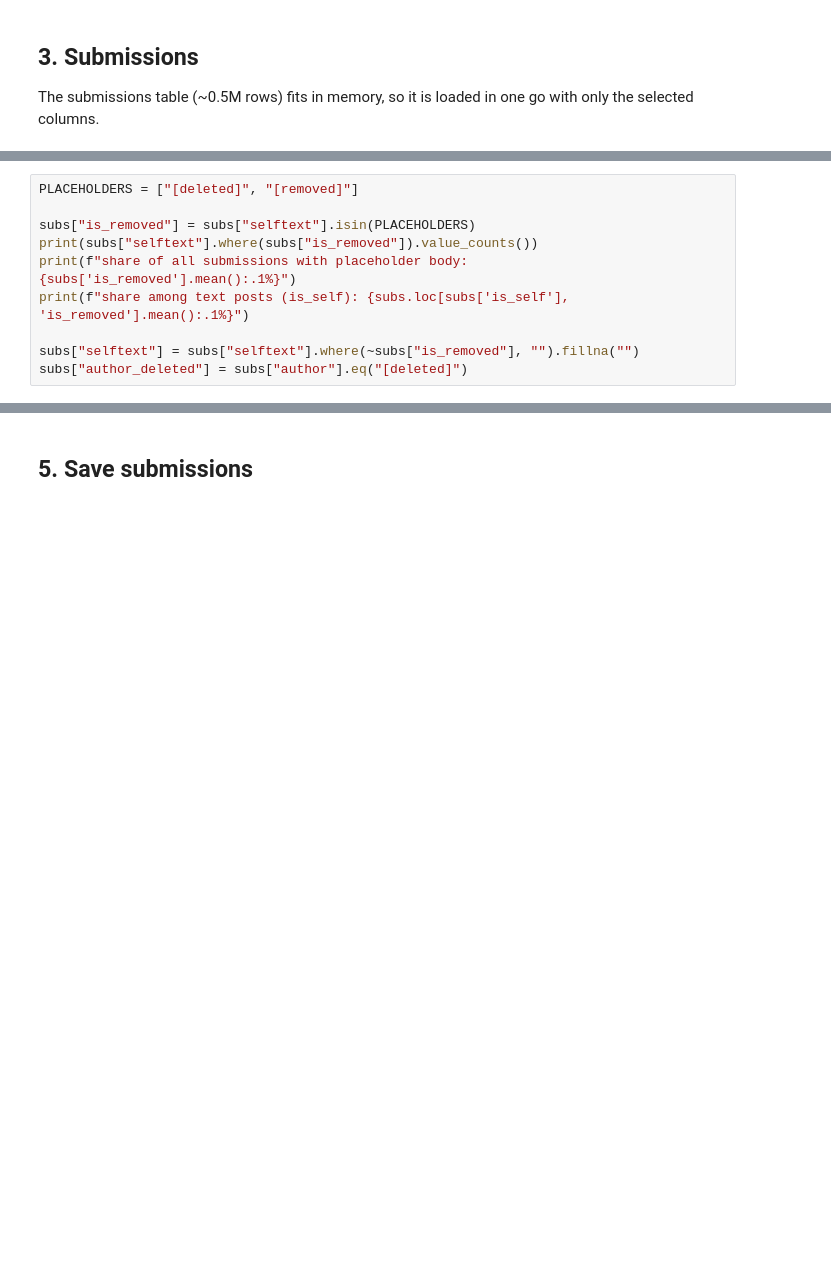
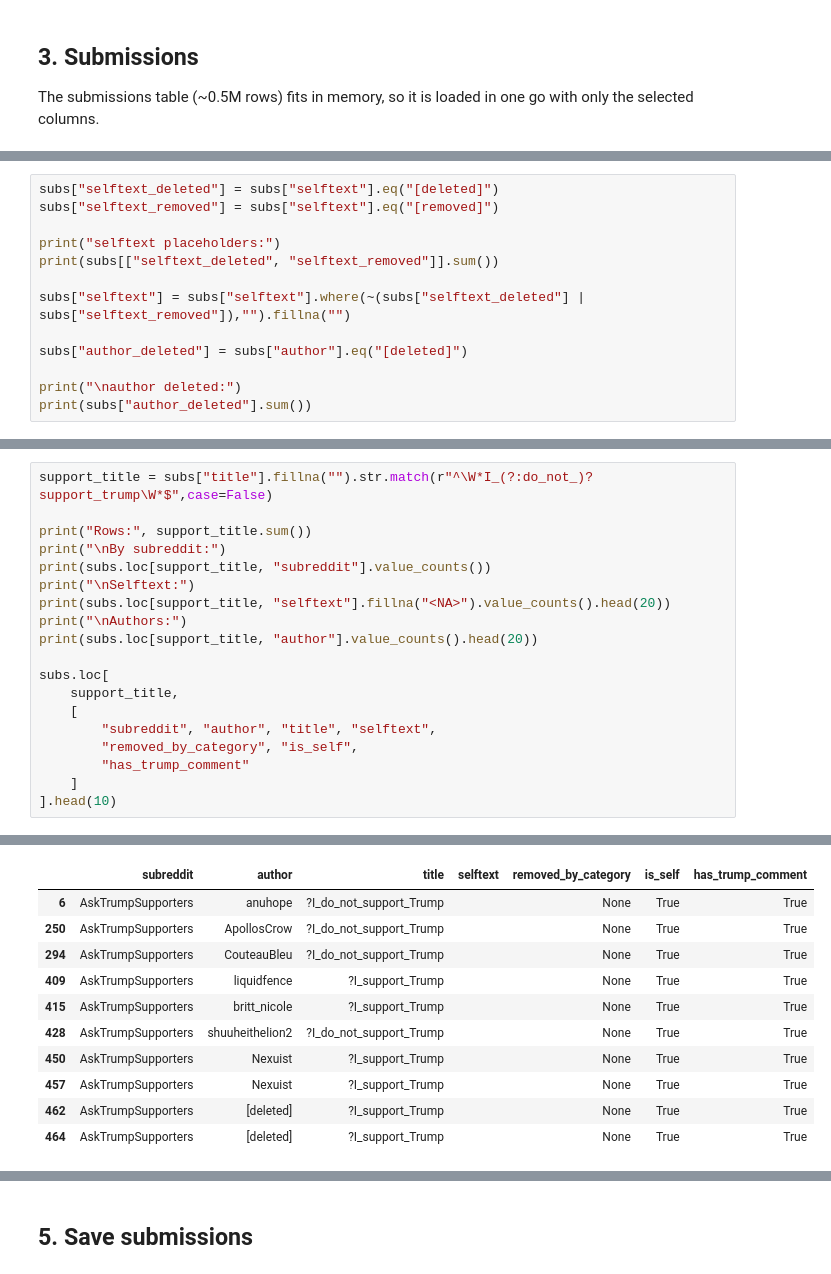
Before and after one commit to khorunzhaviktoriia/reddit_analysis_project, a Jupyter notebook: notebooks/reddit_cleaning.ipynb, the cells around one changed output, grey strips where cells are left out. Drawn from its saved outputs; the diff is of its cells as text; blank space fills up the shorter version.

```diff
--- a/notebooks/reddit_cleaning.ipynb
+++ b/notebooks/reddit_cleaning.ipynb
@@ -146,11 +168,14 @@ A deleted post has its body replaced by `[deleted]`, and a post removed by moder
 # %%
-PLACEHOLDERS = ["[deleted]", "[removed]"]
+subs["selftext_deleted"] = subs["selftext"].eq("[deleted]")
+subs["selftext_removed"] = subs["selftext"].eq("[removed]")
 
-subs["is_removed"] = subs["selftext"].isin(PLACEHOLDERS)
-print(subs["selftext"].where(subs["is_removed"]).value_counts())
-print(f"share of all submissions with placeholder body: {subs['is_removed'].mean():.1%}")
-print(f"share among text posts (is_self): {subs.loc[subs['is_self'], 'is_removed'].mean():.1%}")
+print("selftext placeholders:")
+print(subs[["selftext_deleted", "selftext_removed"]].sum())
 
-subs["selftext"] = subs["selftext"].where(~subs["is_removed"], "").fillna("")
+subs["selftext"] = subs["selftext"].where(~(subs["selftext_deleted"] | subs["selftext_removed"]),"").fillna("")
+
 subs["author_deleted"] = subs["author"].eq("[deleted]")
+
+print("\nauthor deleted:")
+print(subs["author_deleted"].sum())
 # %% [output]
@@ -171,0 +200,20 @@ These rows are dropped.
+# %%
+support_title = subs["title"].fillna("").str.match(r"^\W*I_(?:do_not_)?support_trump\W*$",case=False)
+
+print("Rows:", support_title.sum())
+print("\nBy subreddit:")
+print(subs.loc[support_title, "subreddit"].value_counts())
+print("\nSelftext:")
+print(subs.loc[support_title, "selftext"].fillna("<NA>").value_counts().head(20))
+print("\nAuthors:")
+print(subs.loc[support_title, "author"].value_counts().head(20))
+
+subs.loc[
+    support_title,
+    [
+        "subreddit", "author", "title", "selftext",
+        "removed_by_category", "is_self",
+        "has_trump_comment"
+    ]
+].head(10)
+# %% [output]
@@ -171,0 +237,11 @@ These rows are dropped.
+|  | subreddit | author | title | selftext | removed_by_category | is_self | has_trump_comment |
+| 6 | AskTrumpSupporters | anuhope | ?I_do_not_support_Trump |  | None | True | True |
+| 250 | AskTrumpSupporters | ApollosCrow | ?I_do_not_support_Trump |  | None | True | True |
+| 294 | AskTrumpSupporters | CouteauBleu | ?I_do_not_support_Trump |  | None | True | True |
+| 409 | AskTrumpSupporters | liquidfence | ?I_support_Trump |  | None | True | True |
+| 415 | AskTrumpSupporters | britt_nicole | ?I_support_Trump |  | None | True | True |
+| 428 | AskTrumpSupporters | shuuheithelion2 | ?I_do_not_support_Trump |  | None | True | True |
+| 450 | AskTrumpSupporters | Nexuist | ?I_support_Trump |  | None | True | True |
+| 457 | AskTrumpSupporters | Nexuist | ?I_support_Trump |  | None | True | True |
+| 462 | AskTrumpSupporters | [deleted] | ?I_support_Trump |  | None | True | True |
+| 464 | AskTrumpSupporters | [deleted] | ?I_support_Trump |  | None | True | True |
```
Also changed, not shown: parts of 31 cells of this notebook.
